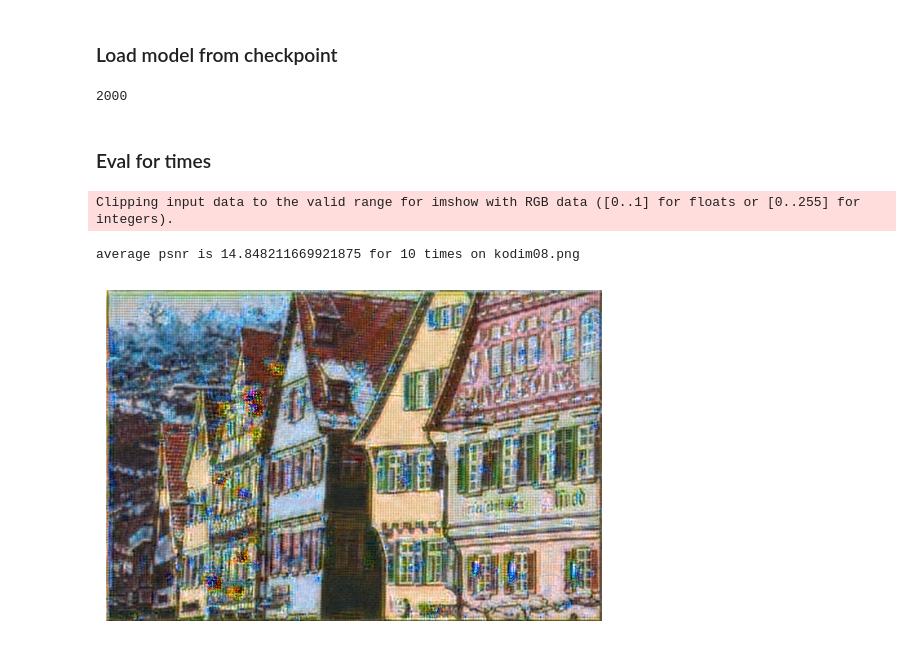
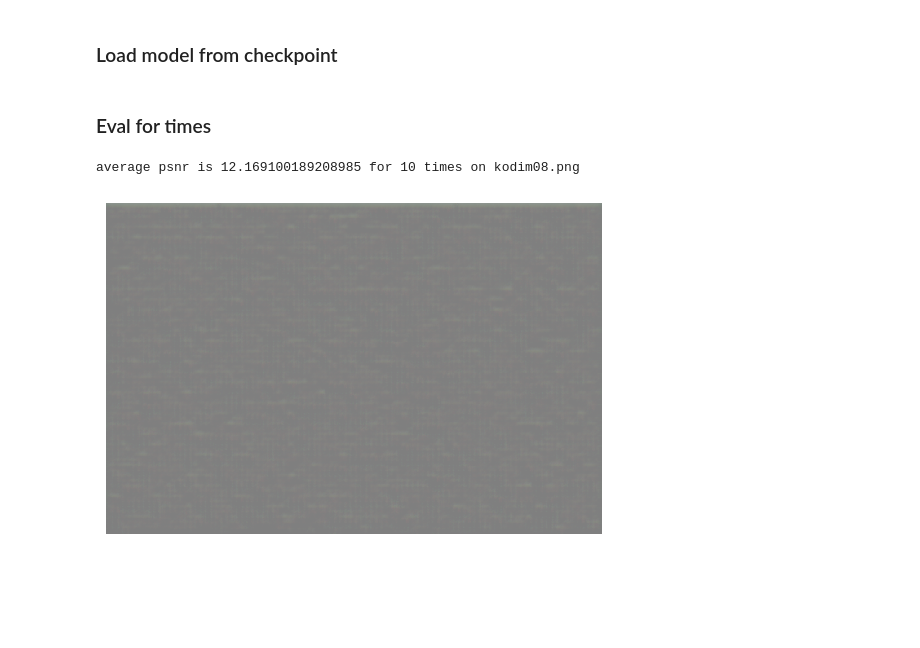
Before and after one commit to skydvn/SemCom-Pytorch, a Jupyter notebook: visualization/single_visualization.ipynb, the cells around one changed output. Drawn from its saved outputs; the diff is of its cells as text; code cells hidden in the pictures; blank space fills up the shorter version.

```diff
--- a/visualization/single_visualization.ipynb
+++ b/visualization/single_visualization.ipynb
@@ -91,10 +91,10 @@ args = parser.parse_args(args=[])
 # %% [markdown]
 ### Eval para
 # %%
-channel = 'Rayleigh'
+channel = 'AWGN'
 
 # Thay model
-saved = 'C:\SemCom\SemCom_new\SemCom-Pytorch\out\checkpoints\CIFAR10_13_0.16666666666666666_AWGN_dgsc_23h10m22s_on_Jun_02_2025\epoch_32.pkl'
+saved = 'C:\SemCom\SemCom-Pytorch\out\checkpoints\CIFAR10_19_0.16666666666666666_AWGN_djsccf_17h44m35s_on_May_30_2025\epoch_69.pkl'
 args.base_snr = 2000
 test_image_dir = 'C:\SemCom\SemCom-Pytorch\demo\kodim08.png'
 times = 10
@@ -110,7 +110,7 @@ torch.Size([3, 512, 768])
 # %% [markdown]
 ### Trans from nn.DataParallel to nn.Module
 # %%
-state_dict = torch.load(saved)
+state_dict = torch.load(saved, map_location=torch.device('cpu'))
 from collections import OrderedDict
 new_state_dict = OrderedDict()
 for k, v in state_dict.items():
@@ -123,46 +123,43 @@ for k, v in state_dict.items():
 file_name = os.path.basename(os.path.dirname(saved))
 in_channel = 3
 
-model = DGSC_CIFAR(args, in_channel, 10)
+model = DJSCCF_CIFAR(args, in_channel, 10)
 
 device = torch.device('cuda:0' if torch.cuda.is_available() else 'cpu')
 model.load_state_dict(new_state_dict)
 model.change_channel(channel, 20)
-# %% [output]
-2000
 # %% [markdown]
 ### Eval for times
 # %%
 psnr_all = 0.0
 with torch.no_grad():
 
     for i in range(times):
         # print(test_image.size())
         if test_image.dim() == 3:
             test_image = test_image.unsqueeze(0)
 
         model = model.to(device)
         test_image = test_image.to(device)
 
-        demo_image = model(test_image)
+        demo_image,_,_ = model(test_image)
         demo_image = image_normalization('denormalization')(demo_image)
         gt = image_normalization('denormalization')(test_image)
         psnr_all += get_psnr(demo_image, gt)
     # """Thử xem in ra 4 cái của ảnh thì sao"""
     # if test_image.dim() == 3:
     #     test_image = test_image.unsqueeze(0)
 
     #     model = model.to(device)
     #     test_image = test_image.to(device)
     demo_image = image_normalization('normalization')(demo_image)
     demo_image = torch.cat([test_image, demo_image], dim=1)
     demo_image = demo_image.cpu().numpy()
 demo_image = demo_image[0]
 demo_image = demo_image[3:, :, :]
 plt.imshow(demo_image.transpose(1, 2, 0))
 plt.axis('off')
 print("average psnr is {} for {} times on {}".format( psnr_all.item() / times, times, os.path.basename(test_image_dir)))
 # %% [output]
-Clipping input data to the valid range for imshow with RGB data ([0..1] for floats or [0..255] for integers).
+average psnr is 12.169100189208985 for 10 times on kodim08.png
-average psnr is 14.848211669921875 for 10 times on kodim08.png
-[figure, old version]
+[figure, new version]
```
Also changed, not shown: 14 other files.
